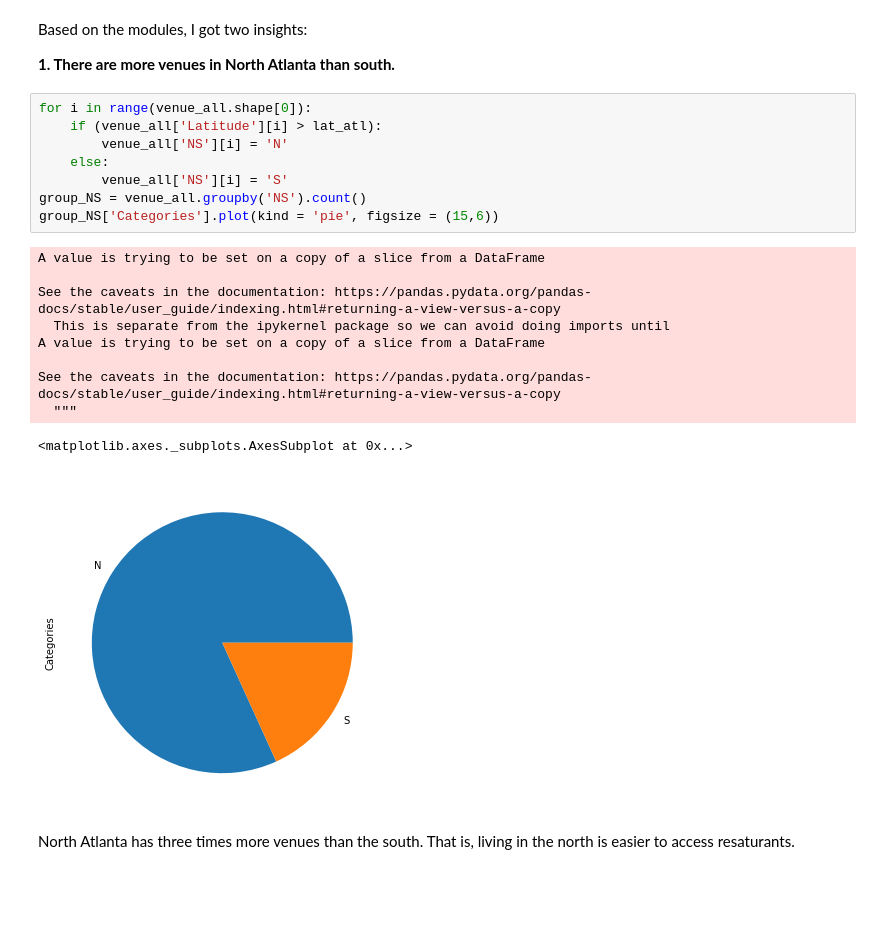
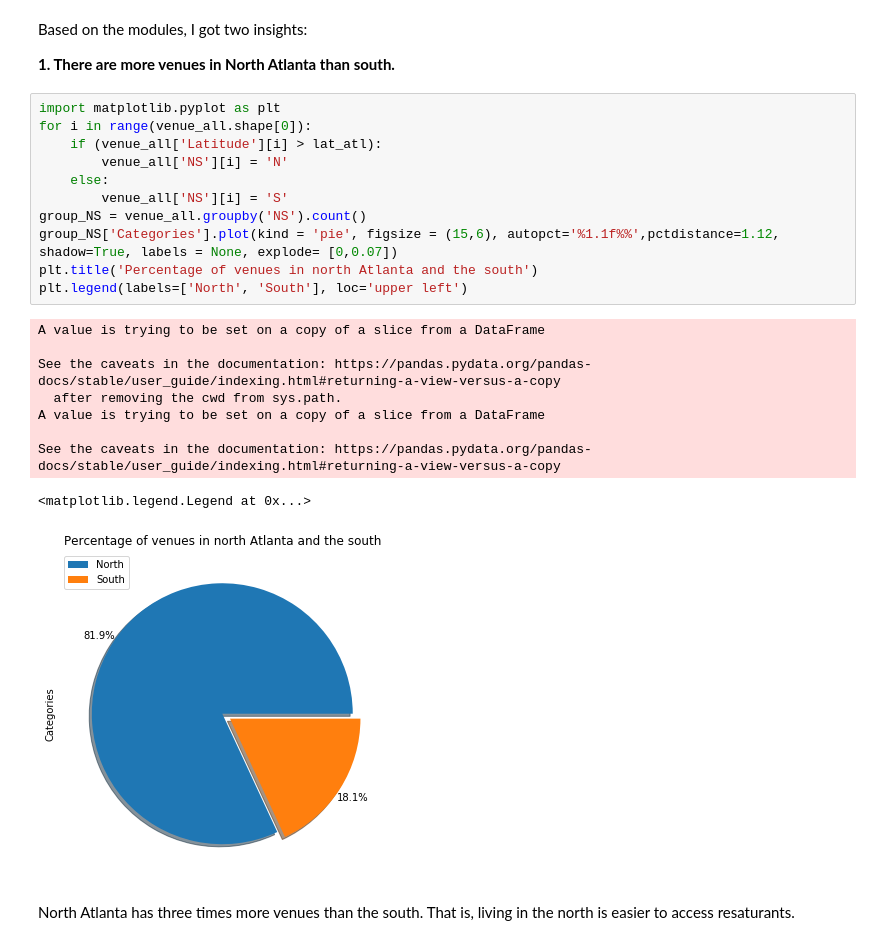
Before and after one commit to ws770324/capstone, a Jupyter notebook: atl_restaurant.ipynb, the cells around one changed output. Drawn from its saved outputs; the diff is of its cells as text; blank space fills up the shorter version.

```diff
--- a/atl_restaurant.ipynb
+++ b/atl_restaurant.ipynb
@@ -482,24 +482,26 @@ Based on the modules, I got two insights:
 
 **1. There are more venues in North Atlanta than south.**
 # %%
+import matplotlib.pyplot as plt
 for i in range(venue_all.shape[0]):
     if (venue_all['Latitude'][i] > lat_atl):
         venue_all['NS'][i] = 'N'
     else:
         venue_all['NS'][i] = 'S'
 group_NS = venue_all.groupby('NS').count()
-group_NS['Categories'].plot(kind = 'pie', figsize = (15,6))
+group_NS['Categories'].plot(kind = 'pie', figsize = (15,6), autopct='%1.1f%%',pctdistance=1.12, shadow=True, labels = None, explode= [0,0.07])
+plt.title('Percentage of venues in north Atlanta and the south')
+plt.legend(labels=['North', 'South'], loc='upper left')
 # %% [output]
 A value is trying to be set on a copy of a slice from a DataFrame
 
 See the caveats in the documentation: https://pandas.pydata.org/pandas-docs/stable/user_guide/indexing.html#returning-a-view-versus-a-copy
-  This is separate from the ipykernel package so we can avoid doing imports until
+  after removing the cwd from sys.path.
 A value is trying to be set on a copy of a slice from a DataFrame
 
 See the caveats in the documentation: https://pandas.pydata.org/pandas-docs/stable/user_guide/indexing.html#returning-a-view-versus-a-copy
-  """
-<matplotlib.axes._subplots.AxesSubplot at 0x...>
+<matplotlib.legend.Legend at 0x...>
-[figure, old version]
+[figure, new version]
 # %% [markdown]
 North Atlanta has three times more venues than the south. That is, living in the north is easier to access resaturants.
 # %% [markdown]
```
